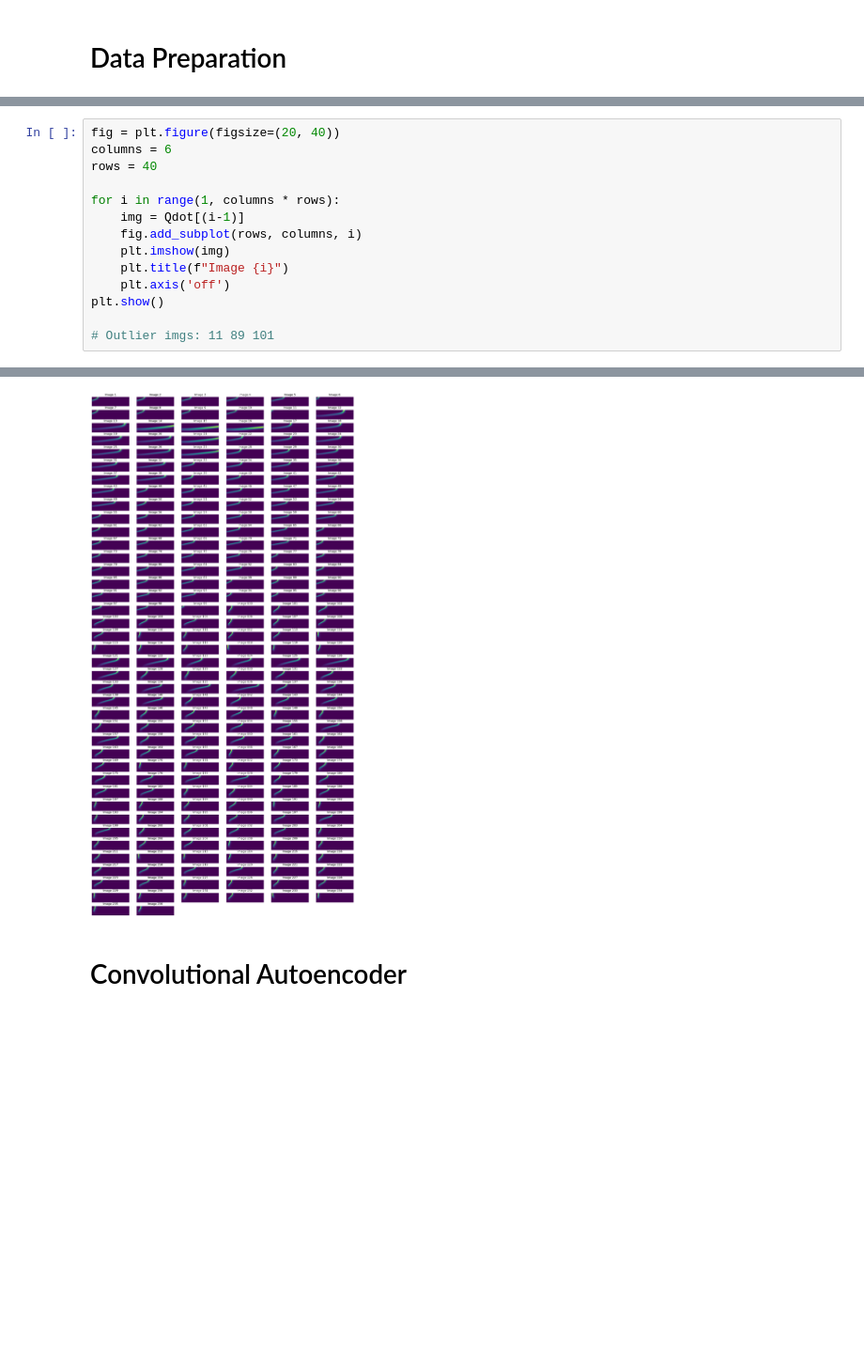
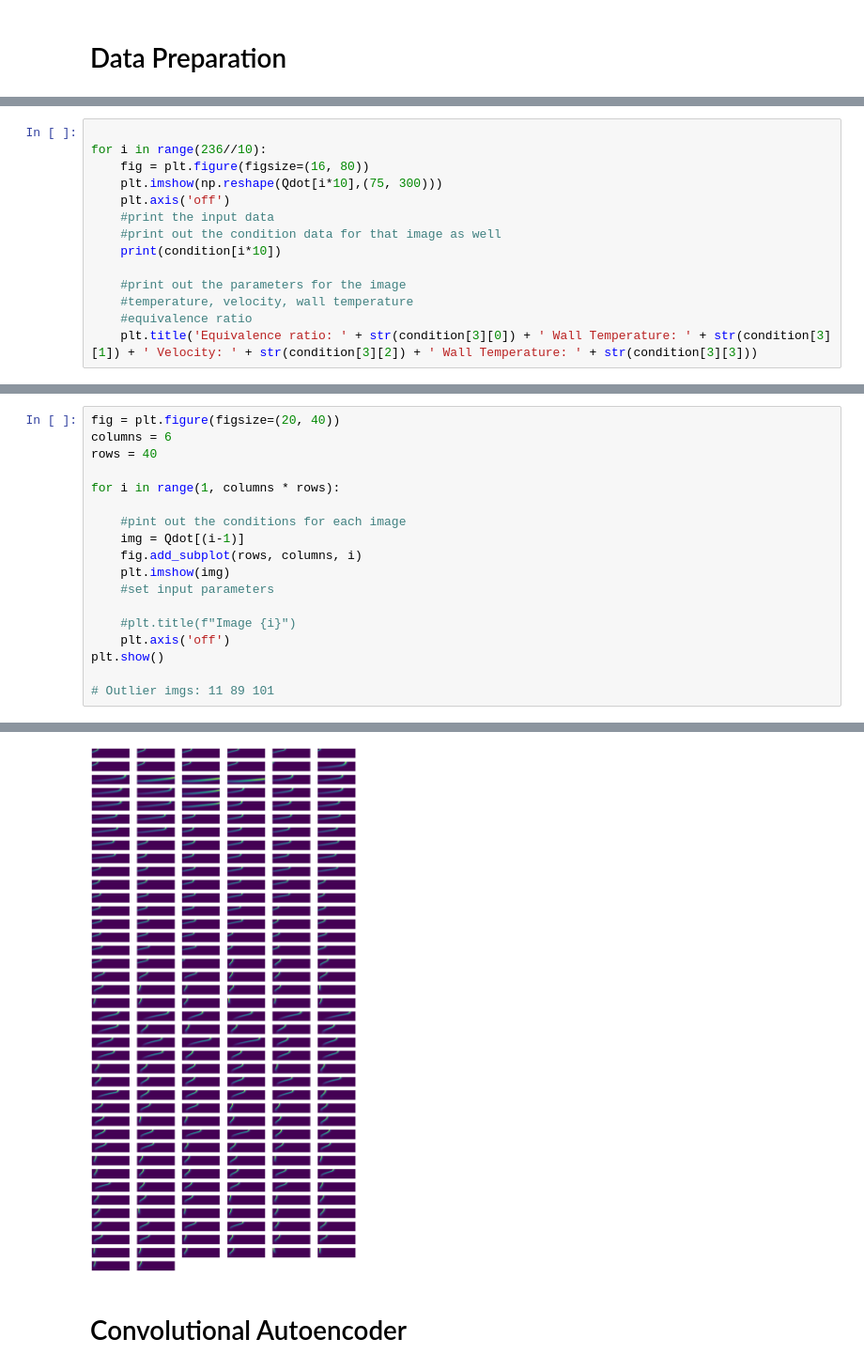
Before and after one commit to zzhuqshun/ML-for-dynamical-system, a Jupyter notebook: Autoencoder.ipynb, the cells around one changed output, grey strips where cells are left out. Shown at 94% size. Cells and saved outputs as stored; diff of their text form; blank space fills up the shorter version.

```diff
--- a/Autoencoder.ipynb
+++ b/Autoencoder.ipynb
@@ -128,0 +143,14 @@ plt.axis('off')
+# %%
+
+for i in range(236//10):
+    fig = plt.figure(figsize=(16, 80))
+    plt.imshow(np.reshape(Qdot[i*10],(75, 300)))
+    plt.axis('off')
+    #print the input data
+    #print out the condition data for that image as well
+    print(condition[i*10])
+
+    #print out the parameters for the image
+    #temperature, velocity, wall temperature
+    #equivalence ratio
+    plt.title('Equivalence ratio: ' + str(condition[3][0]) + ' Wall Temperature: ' + str(condition[3][1]) + ' Velocity: ' + str(condition[3][2]) + ' Wall Temperature: ' + str(condition[3][3]))
@@ -129,20 +187,24 @@ plt.axis('off')
 # %%
 fig = plt.figure(figsize=(20, 40))
 columns = 6
 rows = 40
 
 for i in range(1, columns * rows):
+
+    #pint out the conditions for each image
     img = Qdot[(i-1)]
     fig.add_subplot(rows, columns, i)
     plt.imshow(img)
-    plt.title(f"Image {i}")
+    #set input parameters
+
+    #plt.title(f"Image {i}")
     plt.axis('off')
 plt.show()
 
 # Outlier imgs: 11 89 101
 # %% [output]
 IndexError: index 236 is out of bounds for axis 0 with size 236
-[figure, old version]
+[figure, new version]
 # %% [markdown]
 # Convolutional Autoencoder
 # %% [markdown]
```
Also changed, not shown: parts of 14 cells of this notebook, 2 other files.
